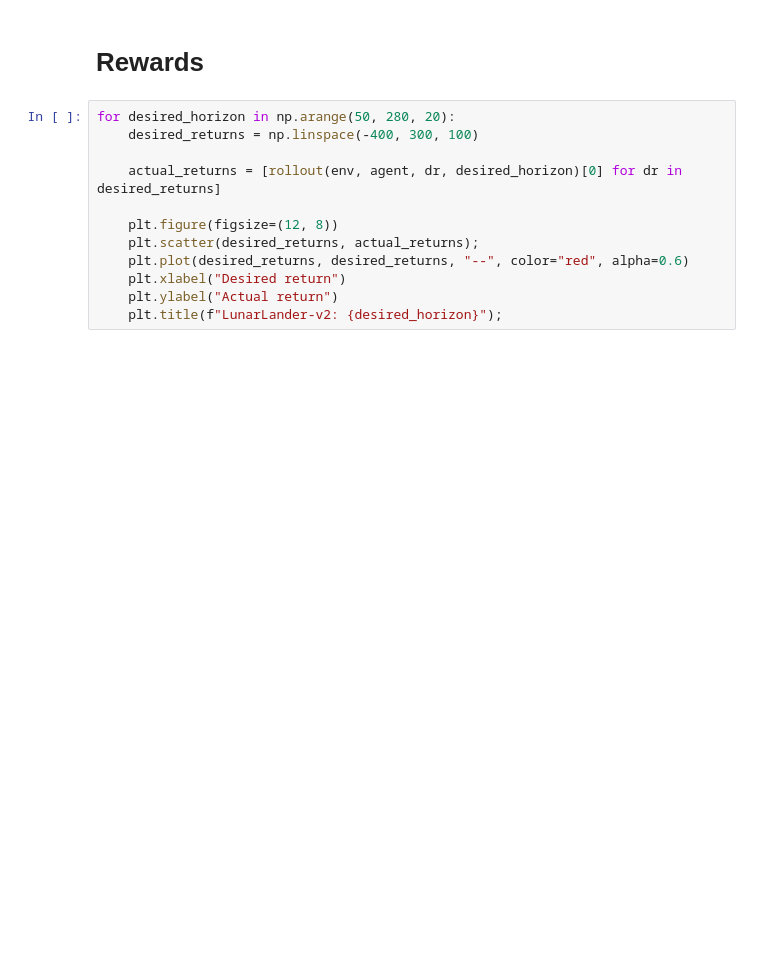
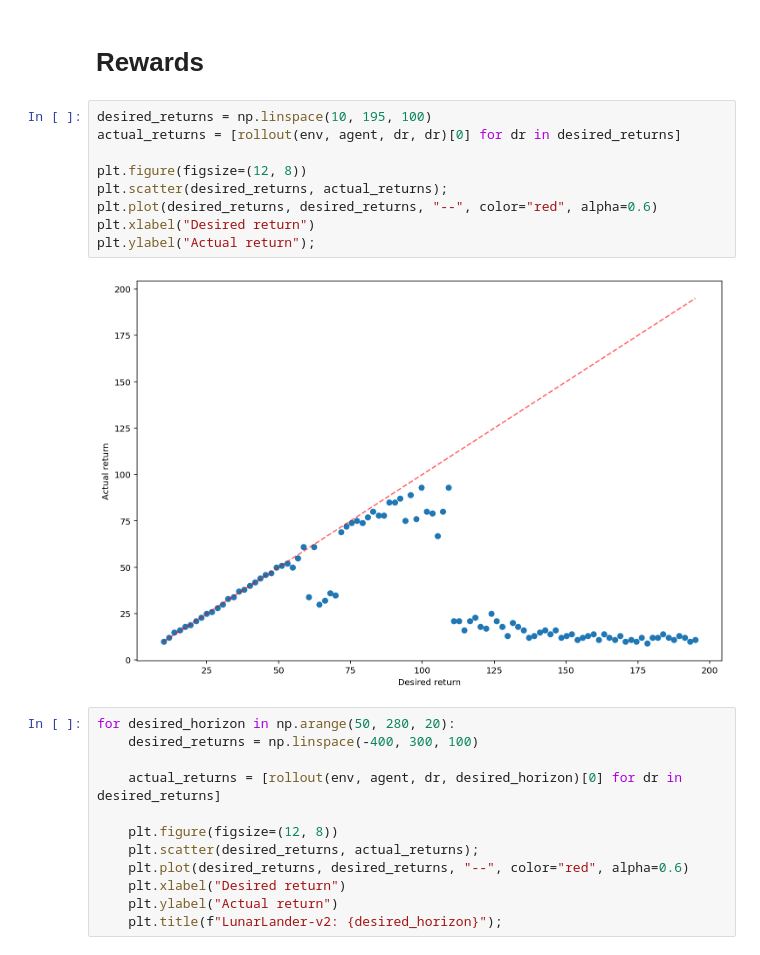
Before and after one commit to Howuhh/top_secret_udsac, a Jupyter notebook: controller_test.ipynb, the cells around one changed output. Drawn from its saved outputs; the diff is of its cells as text; blank space fills up the shorter version.

```diff
--- a/controller_test.ipynb
+++ b/controller_test.ipynb
@@ -50,5 +55,16 @@ cbar.set_label("Log Absolute Error", rotation=0, labelpad=55);
 # %% [markdown]
 # Rewards
+# %%
+desired_returns = np.linspace(10, 195, 100)
+actual_returns = [rollout(env, agent, dr, dr)[0] for dr in desired_returns]
+
+plt.figure(figsize=(12, 8))
+plt.scatter(desired_returns, actual_returns);
+plt.plot(desired_returns, desired_returns, "--", color="red", alpha=0.6)
+plt.xlabel("Desired return")
+plt.ylabel("Actual return");
+# %% [output]
+[figure, added]
 # %%
 for desired_horizon in np.arange(50, 280, 20):
     desired_returns = np.linspace(-400, 300, 100)
```
Also changed, not shown: parts of 4 cells of this notebook, 2 other files.
